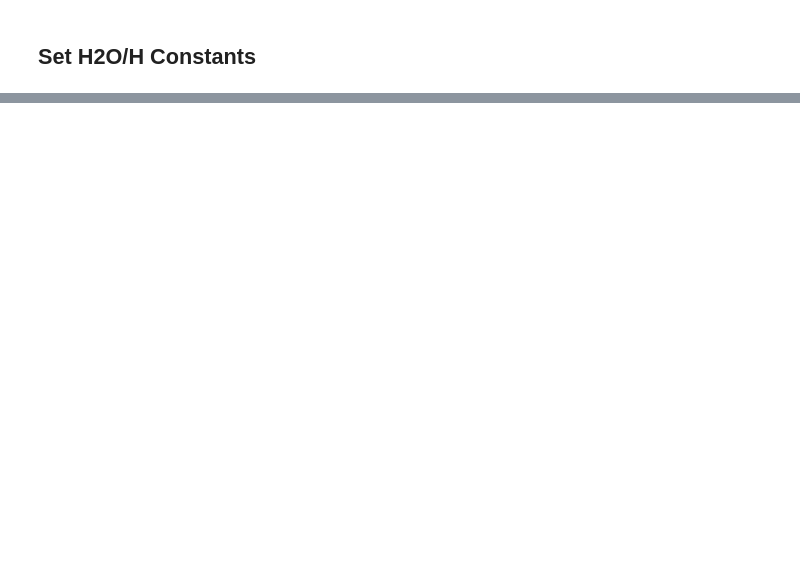
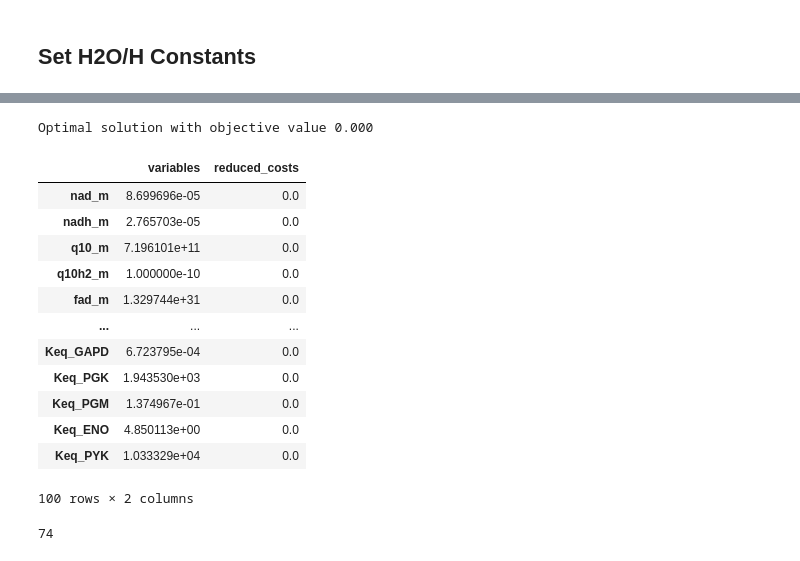
Before and after one commit to Sicily-maker/LiverModel, a Jupyter notebook: 0.0.1-core_model_recon-3D.ipynb, the cells around one changed output, grey strips where cells are left out. Cells and saved outputs as stored; diff of their text form; code cells hidden in the pictures; blank space fills up the shorter version.

```diff
--- a/0.0.1-core_model_recon-3D.ipynb
+++ b/0.0.1-core_model_recon-3D.ipynb
@@ -603,17 +820,0 @@ liver.reactions.DM_nadh.Keq=float("inf")
-# %%
-for met in [
-#     'co2_m', 'gdp_m', 'gtp_m', 'pi_m', 'hco3_m','h_m','atp_c','atp_m'
-    'glc__D_c','h_c','h2o_c','pi_c','pyr_c','lac__L_c'
-#     ,'nadh_c', 'nad_c'
-
-
-           ]:
-    rxn = MassReaction('EX_%s' % met)
-    liver.add_reaction(rxn)
-    rxn.add_metabolites({met: -1})
-    if met == 'glc__D_c':
-        rxn.lower_bound = -1 # negative exchange flux = uptake
-    elif met == 'pyr_c':
-        rxn.lower_bound = 0
-    else:
-        rxn.lower_bound = -1000
@@ -650,7 +880,10 @@ for reaction, flux in flux_solution[reaction_list].iteritems():
 # %%
 liver.metabolites.h_c.charge= 1
+liver.metabolites.h_i.charge= 1
+liver.metabolites.h_m.charge= 1
 # liver.metabolites.h_e.charge= 1
 liver.metabolites.pi_c.charge= -2
+liver.metabolites.pi_m.charge= -2
 # %%
 #Function to add underscore in front of metabolite identifiers which start with a number
 ## fix this only after getting Keq from equlibrator because bigg doesn't have _13dpg for example
@@ -716,16 +958,27 @@ conc_solver = ConcSolver(
     liver,
     excluded_metabolites=[
     "h_c",
+    'h_i', 'h_m',
+    'o2_m', 'o2_c',
 #         'h_e', 'h_m',
 #     'h2o_r','h2o_e',
-        "h2o_c",
+        "h2o_c",'h2o_m',
+
 #     "pi_e",
-#     "glc__D_e", "lac__L_e",
+    # "glc__D_e",
+#  "lac__L_e",
 #     "pyr_e"
     ],
-#     excluded_reactions=["Ht", "H2Ot", "H2Oter",'PIter','PIt',
-#     'G6Pter','GLCter','GLCt1','PYRt2m','PEPtm',
-#     'L_LACt2r','PYRt2'],
+    excluded_reactions=[
+
+# 'NADPHM',
+ "PYRt2m","PEPtm", 'Htmi','MALtm', 'ATPtm', 'AKGMALtm','O2tm','H2Otm',  'CO2tm', 'PItm' ,'Htm'
+
+
+    #     "Ht", "H2Ot", "H2Oter",'PIter','PIt',
+    # 'G6Pter','GLCter','GLCt1','PYRt2m','PEPtm',
+    # 'L_LACt2r','PYRt2'
+    ],
 
     constraint_buffer=1)
 
@@ -738,3 +991,4 @@ fixed_conc_bounds=list(liver.fixed))
 
 conc_solution = conc_solver.optimize()
 conc_solution
+# %% [output]
@@ -740,0 +1001,14 @@ conc_solution
+Optimal solution with objective value 0.000
+|  | variables | reduced_costs |
+| nad_m | 8.699696e-05 | 0.0 |
+| nadh_m | 2.765703e-05 | 0.0 |
+| q10_m | 7.196101e+11 | 0.0 |
+| q10h2_m | 1.000000e-10 | 0.0 |
+| fad_m | 1.329744e+31 | 0.0 |
+| ... | ... | ... |
+| Keq_GAPD | 6.723795e-04 | 0.0 |
+| Keq_PGK | 1.943530e+03 | 0.0 |
+| Keq_PGM | 1.374967e-01 | 0.0 |
+| Keq_ENO | 4.850113e+00 | 0.0 |
+| Keq_PYK | 1.033329e+04 | 0.0 |
+100 rows × 2 columns
@@ -740,0 +1052,4 @@ conc_solution
+# %%
+len(liver.metabolites)
+# %% [output]
+74
```
Also changed, not shown: parts of 70 cells of this notebook, 45 other files.
